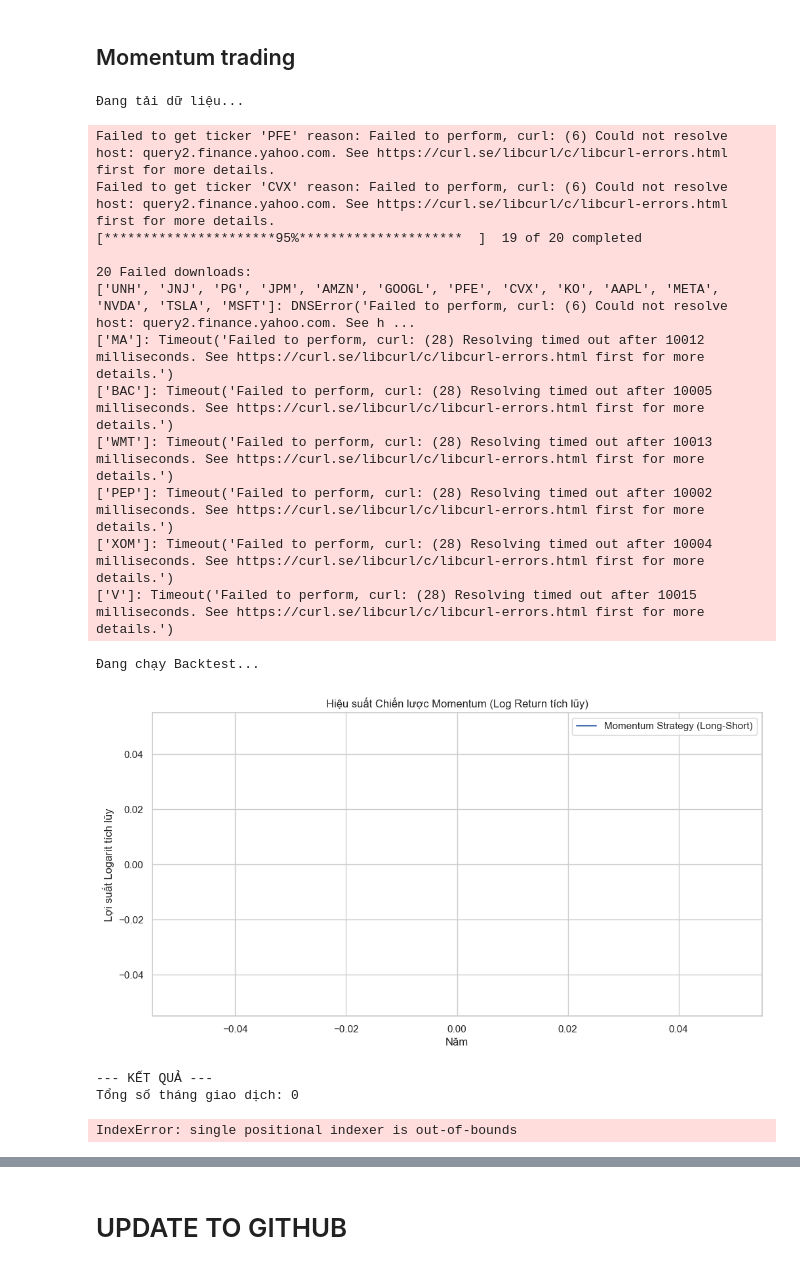
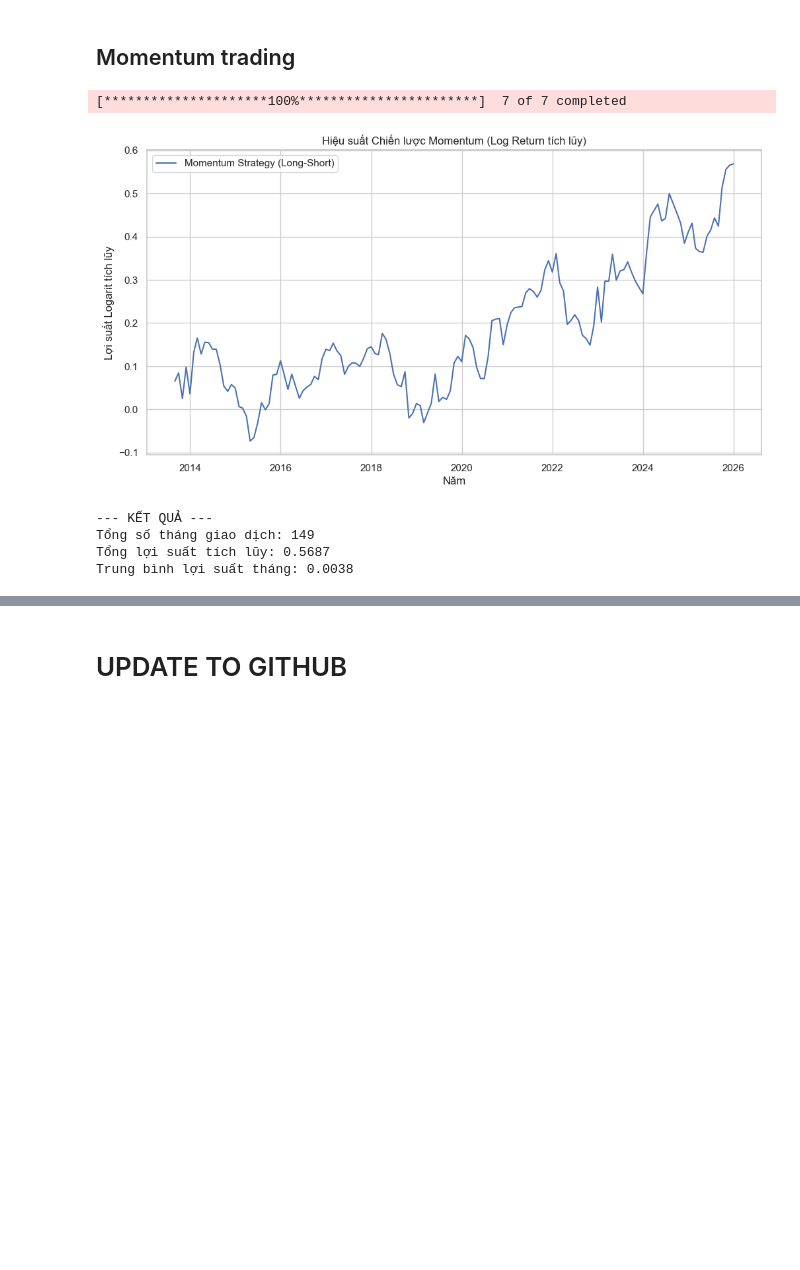
Before and after one commit to tamnguyen-2905/CF_Tam22110193, a Jupyter notebook: LAB_1_SMA_MOMENTUM/lab1.ipynb, the cells around one changed output, grey strips where cells are left out. Drawn from its saved outputs; the diff is of its cells as text; code cells hidden in the pictures; blank space fills up the shorter version.

```diff
--- a/LAB_1_SMA_MOMENTUM/lab1.ipynb
+++ b/LAB_1_SMA_MOMENTUM/lab1.ipynb
@@ -69,21 +69,16 @@ plt.show()
 # Slide 41 CF_week2and3
 
 def get_data(tickers, start_date):
-    """
-    Lấy dữ liệu giá đóng cửa điều chỉnh (Adjusted Close)
-    """
-    print("Đang tải dữ liệu...")
     data = yf.download(tickers, start=start_date)['Close']
     return data
 
 def calculate_momentum_strategy(data, n_stocks=5):
     """
-    Thực hiện logic chiến lược Momentum
     :param data: DataFrame giá hàng ngày
     :param n_stocks: Số lượng cổ phiếu Long/Short (n)
     """
     # 1. Resample daily prices into month-end prices (Lấy giá cuối tháng)
-    monthly_prices = data.resample('ME').last() # Dùng 'ME' thay vì 'M' cho pandas bản mới
+    monthly_prices = data.resample('ME').last()
 
     # 2. Calculate monthly log returns (Tính lợi suất logarit)
     # Công thức: ln(P_t / P_{t-1})
@@ -95,8 +90,6 @@ def calculate_momentum_strategy(data, n_stocks=5):
 
     # Bắt đầu vòng lặp từ tháng thứ 2 (để có dữ liệu return của tháng trước đó để rank)
     # Chúng ta dùng return tháng T để xếp hạng, và giữ vị thế trong tháng T+1
-
-    print("Đang chạy Backtest...")
 
     for i in range(1, len(monthly_log_returns) - 1):
         # Lấy return của tháng hiện tại để xếp hạng (Formation Period)
@@ -140,56 +133,39 @@ def calculate_momentum_strategy(data, n_stocks=5):
 
     return strategy_df
 
-# --- CẤU HÌNH CHẠY THỬ ---
+# --- CHẠY THỬ ---
 
-# Danh sách giả lập vũ trụ cổ phiếu (Thay vì toàn bộ S&P 500 để demo cho nhanh)
-# Bao gồm các mã công nghệ, ngân hàng, y tế, tiêu dùng để đa dạng
+
 universe = [
     'AAPL', 'MSFT', 'GOOGL', 'AMZN', 'META', 'TSLA', 'NVDA', # Tech
-    'JPM', 'BAC', 'V', 'MA', # Finance
-    'JNJ', 'PFE', 'UNH', # Healthcare
-    'PG', 'KO', 'PEP', 'WMT', # Consumer
-    'XOM', 'CVX' # Energy
 ]
 
-# Thời gian: Mid-2013 onward (như slide yêu cầu)
+# Thời gian: Mid-2013 onward
 start_date = '2013-06-01'
 
 # Chạy quy trình
 df_prices = get_data(universe, start_date)
 strategy_result = calculate_momentum_strategy(df_prices, n_stocks=3)
 
 # --- VẼ BIỂU ĐỒ ---
 plt.figure(figsize=(12, 6))
 plt.plot(strategy_result.index, strategy_result['Cumulative_Return'], label='Momentum Strategy (Long-Short)')
 plt.title('Hiệu suất Chiến lược Momentum (Log Return tích lũy)')
 plt.xlabel('Năm')
 plt.ylabel('Lợi suất Logarit tích lũy')
 plt.legend()
 plt.grid(True)
 plt.show()
 
 # In thống kê cơ bản
 print("\n--- KẾT QUẢ ---")
 print(f"Tổng số tháng giao dịch: {len(strategy_result)}")
 print(f"Tổng lợi suất tích lũy: {strategy_result['Cumulative_Return'].iloc[-1]:.4f}")
 print(f"Trung bình lợi suất tháng: {strategy_result['Monthly_Return'].mean():.4f}")
 # %% [output]
-Đang tải dữ liệu...
+[*********************100%***********************]  7 of 7 completed
+[figure, new version]
-Failed to get ticker 'PFE' reason: Failed to perform, curl: (6) Could not resolve host: query2.finance.yahoo.com. See https://curl.se/libcurl/c/libcurl-errors.html first for more details.
-Failed to get ticker 'CVX' reason: Failed to perform, curl: (6) Could not resolve host: query2.finance.yahoo.com. See https://curl.se/libcurl/c/libcurl-errors.html first for more details.
-[**********************95%*********************  ]  19 of 20 completed
-
-20 Failed downloads:
-['UNH', 'JNJ', 'PG', 'JPM', 'AMZN', 'GOOGL', 'PFE', 'CVX', 'KO', 'AAPL', 'META', 'NVDA', 'TSLA', 'MSFT']: DNSError('Failed to perform, curl: (6) Could not resolve host: query2.finance.yahoo.com. See h ...
-['MA']: Timeout('Failed to perform, curl: (28) Resolving timed out after 10012 milliseconds. See https://curl.se/libcurl/c/libcurl-errors.html first for more details.')
-['BAC']: Timeout('Failed to perform, curl: (28) Resolving timed out after 10005 milliseconds. See https://curl.se/libcurl/c/libcurl-errors.html first for more details.')
-['WMT']: Timeout('Failed to perform, curl: (28) Resolving timed out after 10013 milliseconds. See https://curl.se/libcurl/c/libcurl-errors.html first for more details.')
-['PEP']: Timeout('Failed to perform, curl: (28) Resolving timed out after 10002 milliseconds. See https://curl.se/libcurl/c/libcurl-errors.html first for more details.')
-['XOM']: Timeout('Failed to perform, curl: (28) Resolving timed out after 10004 milliseconds. See https://curl.se/libcurl/c/libcurl-errors.html first for more details.')
-['V']: Timeout('Failed to perform, curl: (28) Resolving timed out after 10015 milliseconds. See https://curl.se/libcurl/c/libcurl-errors.html first for more details.')
+--- KẾT QUẢ ---
+Tổng số tháng giao dịch: 149
+Tổng lợi suất tích lũy: 0.5687
+Trung bình lợi suất tháng: 0.0038
-Đang chạy Backtest...
-[figure, old version]
---- KẾT QUẢ ---
-Tổng số tháng giao dịch: 0
-IndexError: single positional indexer is out-of-bounds
```
Also changed, not shown: parts of 7 cells of this notebook.
